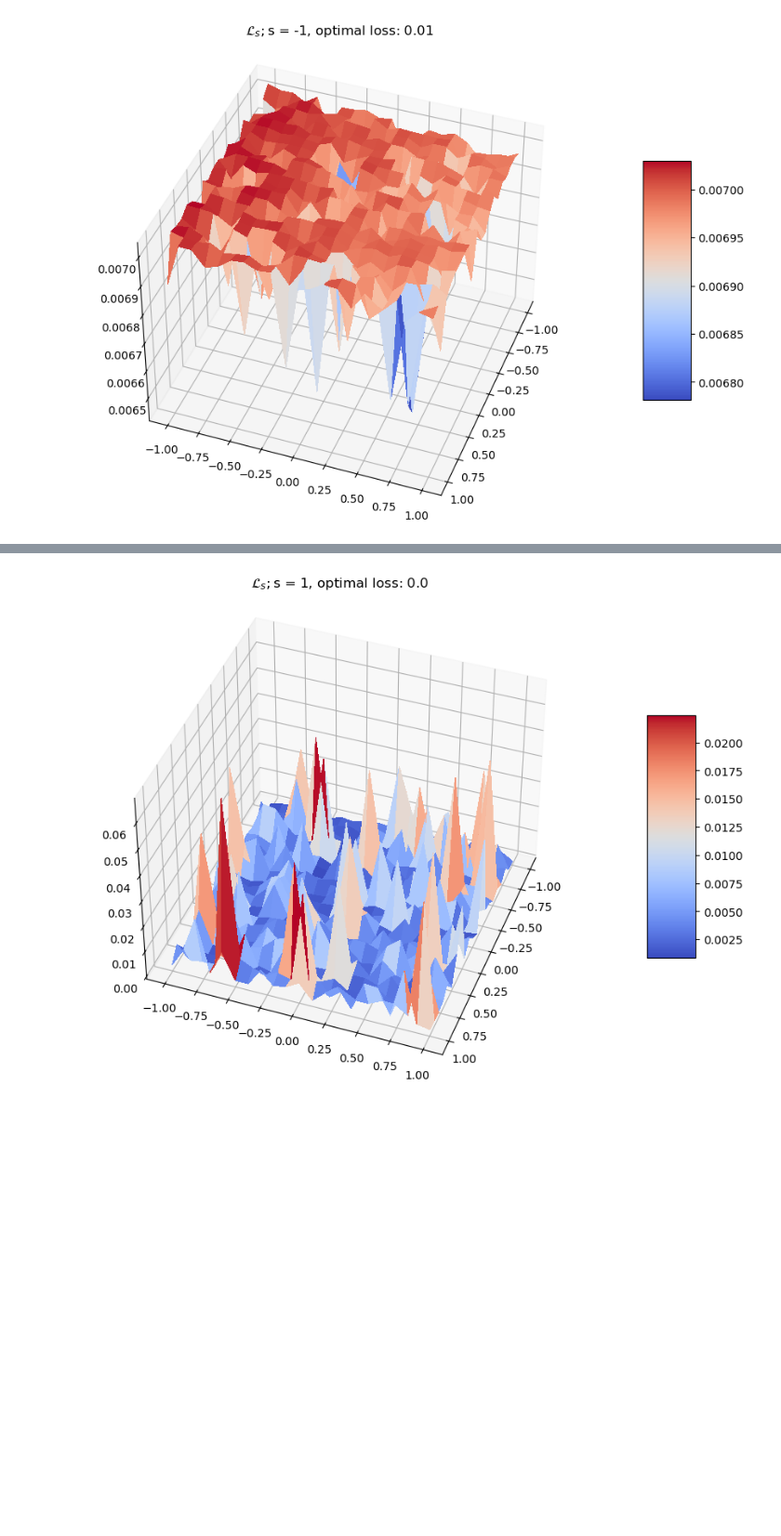
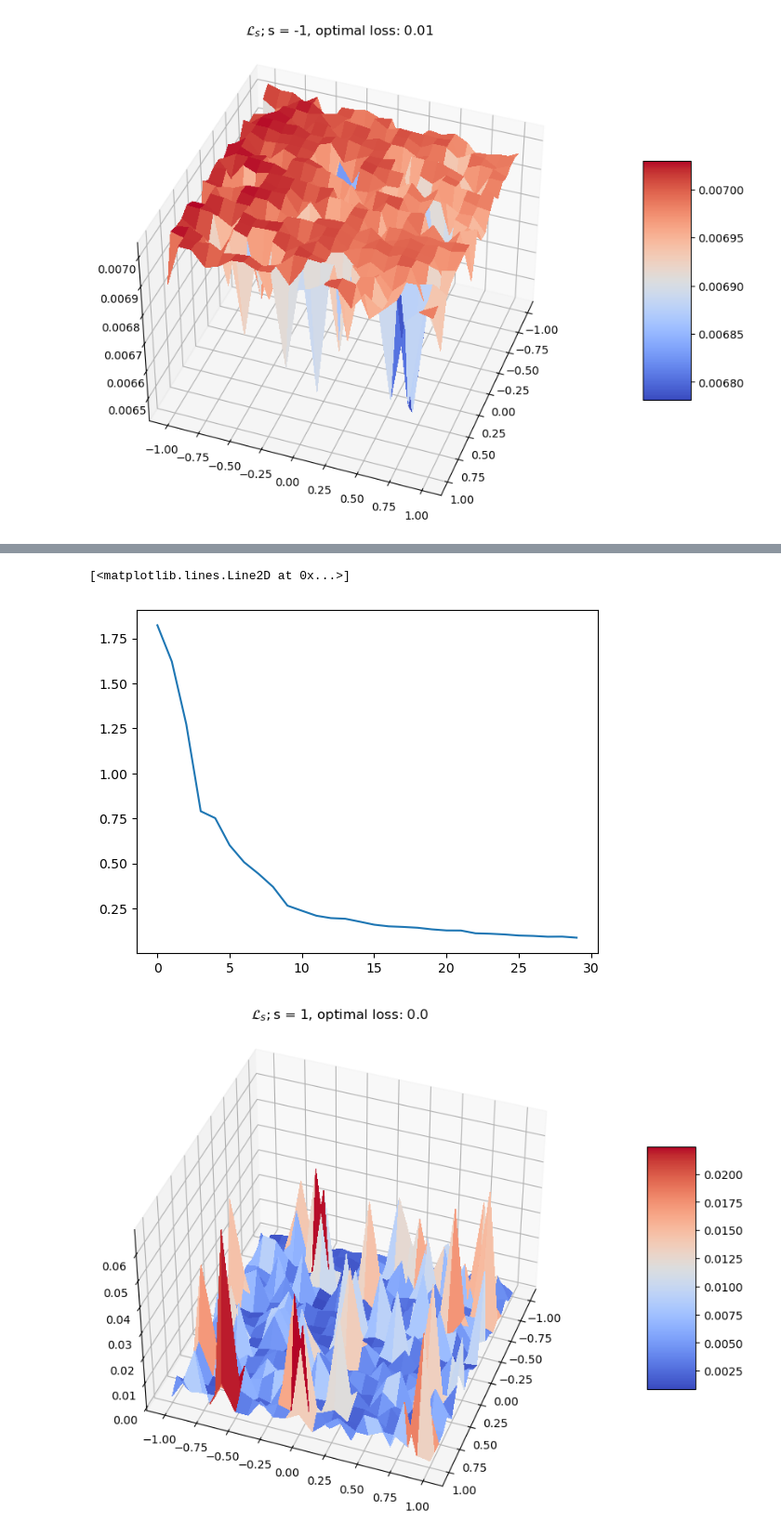
Before and after one commit to intsystems/2025-Project-183, a Jupyter notebook: code/loss_visualizing_evgen.ipynb, the cells around one changed output, grey strips where cells are left out. Shown at 93% size. Cells and saved outputs as stored; diff of their text form; code cells hidden in the pictures; blank space fills up the shorter version.

```diff
--- a/code/loss_visualizing_evgen.ipynb
+++ b/code/loss_visualizing_evgen.ipynb
@@ -100,10 +100,13 @@ def power_iteration(loss, model, num_iters=100, tol=1e-6, device=None, deflation
     return eigenvalue, v
 
 
+from tqdm.auto import tqdm
+
+
 def get_top_k_eigens(loss, model, k, num_iters=100, tol=1e-6, device=None):
     eigenvalues = []
     eigenvectors = []
-    for i in range(k):
+    for i in tqdm(range(k)):
         eigenvalue, eigenvector = power_iteration(
             loss, model, num_iters=num_iters, tol=tol, device=device,
             deflation_vecs=eigenvectors if eigenvectors else None
@@ -113,8 +116,6 @@ def get_top_k_eigens(loss, model, k, num_iters=100, tol=1e-6, device=None):
     return eigenvalues, eigenvectors
 
 
-# Пример использования:
-# Предположим, что train_loader, valid_loss, model, criterion и DEVICE определены
 inputs, targets = next(iter(train_loader))
 inputs, targets = inputs.to(DEVICE), targets.to(DEVICE)
 
@@ -122,7 +123,7 @@ from src.directions_eigen import get_loss_mean
 
 loss = get_loss_mean(model, criterion, train_loader, device=DEVICE)
 
-k = 5  # Например, получим 2 наибольших собственных вектора
+k = 30
 eigenvalues, eigenvectors = get_top_k_eigens(loss, model, k=k, num_iters=100, device=DEVICE)
 
 for i in range(k):
@@ -136,3 +149,14 @@ for i in range(k):
+# %%
+eig = []
+for i in range(k):
+    eig.append(eigenvalues[i].item())
+# %%
+import matplotlib.pyplot as plt
+
+plt.plot(eig)
+# %% [output]
+[<matplotlib.lines.Line2D at 0x...>]
+[figure, added]
 # %%
 vis.visualize(size=1)
 vis.visualize(size=4)
```
Also changed, not shown: parts of 1 cell of this notebook, 1 other file.
